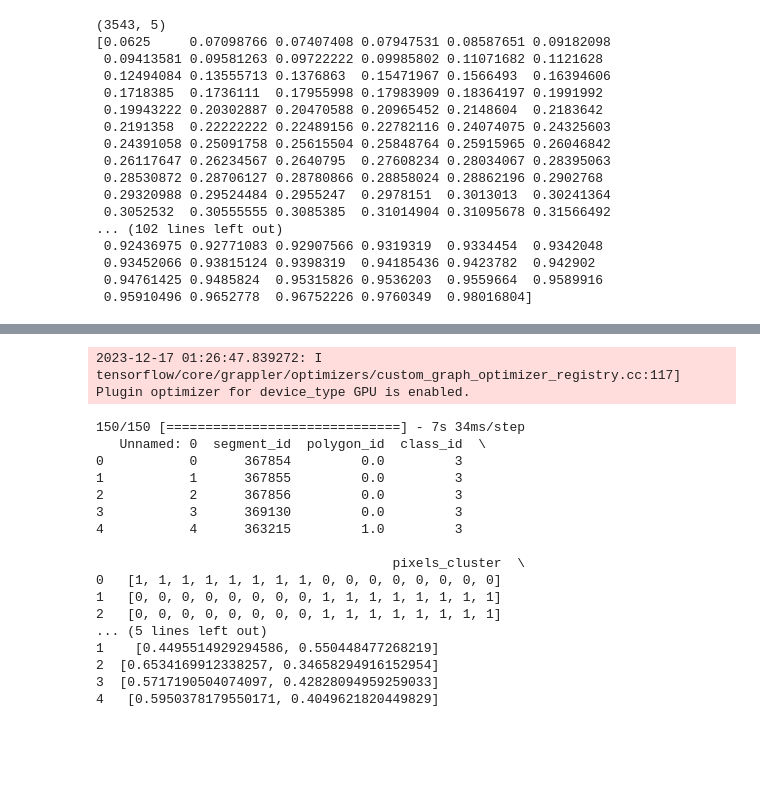
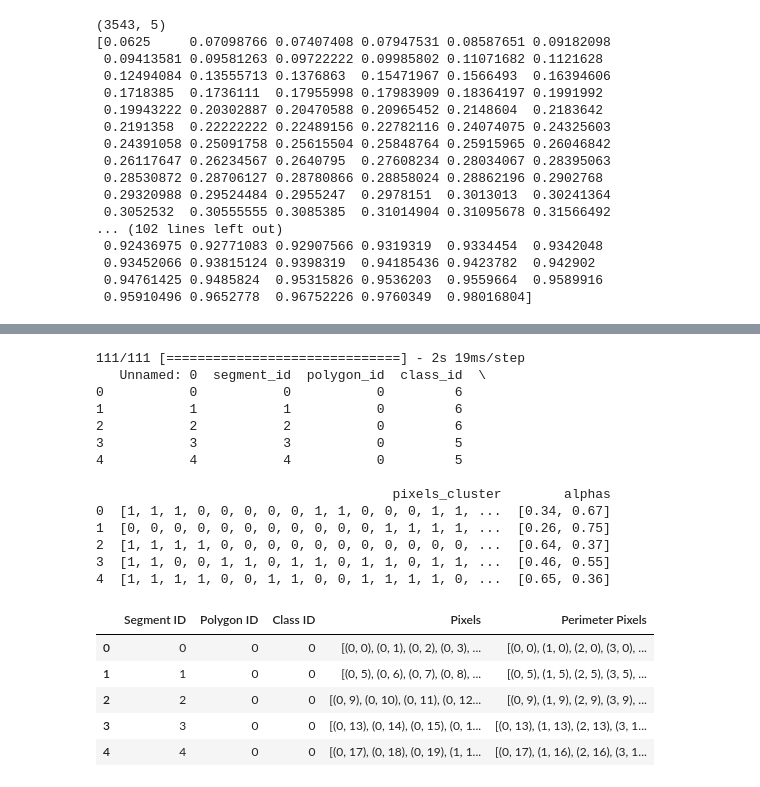
Before and after one commit to Thibault-GILLARD/ExplAInability-P5A-Fork, a Jupyter notebook: inference.ipynb, the cells around one changed output, grey strips where cells are left out. Cells and saved outputs as stored; diff of their text form; code cells hidden in the pictures; blank space fills up the shorter version.

```diff
--- a/inference.ipynb
+++ b/inference.ipynb
@@ -146,6 +147,8 @@ array([[0.12562631, 0.12323729, 0.12433685, 0.12698229, 0.12312446,
 SAVE_PATH = 'saved_models/'
 model.load_weights(SAVE_PATH + 'model_weights_100_epochs.h5')
 # %%
+import math
+
 predictions = model.predict(clusters)
 
 df_inferring = df.iloc[:, :4]
@@ -160,28 +163,44 @@ df_inferring['pixels_cluster'] = clustered_labels
 # Alphas
 alphas = model.get_alphas(clusters)
 alphas = np.array(alphas)
+df_inferring['alphas'] = alphas.tolist()
 
-df_inferring['alphas'] = alphas.tolist()
+# Function to round to the nearest hundredth
+def round_to_hundredth(lst):
+    return [math.ceil(num * 100) / 100 for num in lst]
+
+# Apply the rounding function to the 'alphas' column
+df_inferring['alphas'] = df_inferring['alphas'].apply(round_to_hundredth)
+
+
 print(df_inferring.head())
 
 # Save the results
 df_inferring.to_csv('Inference_results.csv', index=False)
 # %% [output]
-2023-12-17 01:26:47.839272: I tensorflow/core/grappler/optimizers/custom_graph_optimizer_registry.cc:117] Plugin optimizer for device_type GPU is enabled.
+111/111 [==============================] - 2s 19ms/step
+   Unnamed: 0  segment_id  polygon_id  class_id  \
+0           0           0           0         6
+1           1           1           0         6
+2           2           2           0         6
+3           3           3           0         5
+4           4           4           0         5
+
+                                      pixels_cluster        alphas
+0  [1, 1, 1, 0, 0, 0, 0, 0, 1, 1, 0, 0, 0, 1, 1, ...  [0.34, 0.67]
+1  [0, 0, 0, 0, 0, 0, 0, 0, 0, 0, 0, 1, 1, 1, 1, ...  [0.26, 0.75]
+2  [1, 1, 1, 1, 0, 0, 0, 0, 0, 0, 0, 0, 0, 0, 0, ...  [0.64, 0.37]
+3  [1, 1, 0, 0, 1, 1, 0, 1, 1, 0, 1, 1, 0, 1, 1, ...  [0.46, 0.55]
+4  [1, 1, 1, 1, 0, 0, 1, 1, 0, 0, 1, 1, 1, 1, 0, ...  [0.65, 0.36]
-150/150 [==============================] - 7s 34ms/step
-   Unnamed: 0  segment_id  polygon_id  class_id  \
-0           0      367854         0.0         3
-1           1      367855         0.0         3
-2           2      367856         0.0         3
-3           3      369130         0.0         3
-4           4      363215         1.0         3
-
-                                      pixels_cluster  \
-0   [1, 1, 1, 1, 1, 1, 1, 1, 0, 0, 0, 0, 0, 0, 0, 0]
-1   [0, 0, 0, 0, 0, 0, 0, 0, 1, 1, 1, 1, 1, 1, 1, 1]
-2   [0, 0, 0, 0, 0, 0, 0, 0, 1, 1, 1, 1, 1, 1, 1, 1]
-... (5 lines left out)
-1    [0.4495514929294586, 0.550448477268219]
-2  [0.6534169912338257, 0.34658294916152954]
-3  [0.5717190504074097, 0.42828094959259033]
-4   [0.5950378179550171, 0.4049621820449829]
+# %%
+# import csv, make it a df
+df_pixels = pd.read_csv('Prepro_Data/filtered_segments_20_ordered (1).txt')
+df_pixels = pd.DataFrame(df_pixels)
+df_pixels.head()
+# %% [output]
+|  | Segment ID | Polygon ID | Class ID | Pixels | Perimeter Pixels |
+| 0 | 0 | 0 | 0 | [(0, 0), (0, 1), (0, 2), (0, 3), ... | [(0, 0), (1, 0), (2, 0), (3, 0), ... |
+| 1 | 1 | 0 | 0 | [(0, 5), (0, 6), (0, 7), (0, 8), ... | [(0, 5), (1, 5), (2, 5), (3, 5), ... |
+| 2 | 2 | 0 | 0 | [(0, 9), (0, 10), (0, 11), (0, 12... | [(0, 9), (1, 9), (2, 9), (3, 9), ... |
+| 3 | 3 | 0 | 0 | [(0, 13), (0, 14), (0, 15), (0, 1... | [(0, 13), (1, 13), (2, 13), (3, 1... |
+| 4 | 4 | 0 | 0 | [(0, 17), (0, 18), (0, 19), (1, 1... | [(0, 17), (1, 16), (2, 16), (3, 1... |
```
Also changed, not shown: parts of 7 cells of this notebook, 1 other file.
